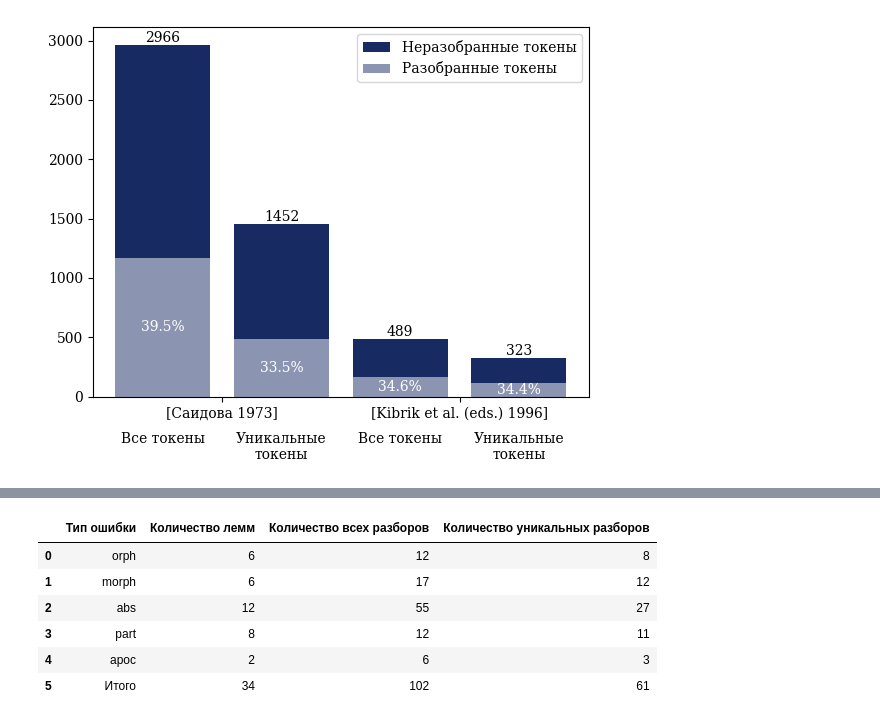
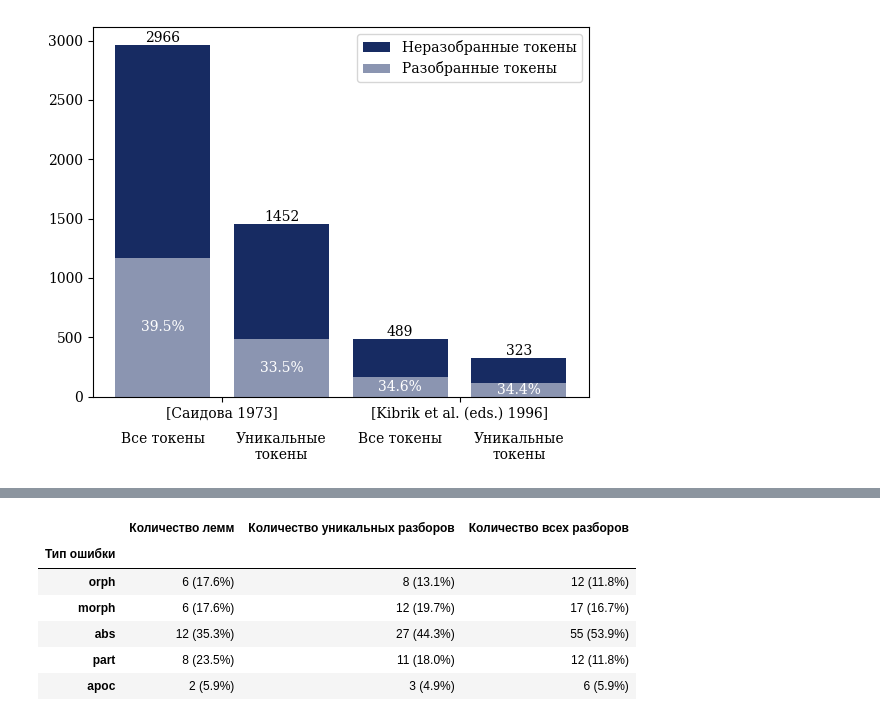
Before and after one commit to channrlotte/godoberi_transducer, a Jupyter notebook: evaluation.ipynb, the cells around one changed output, grey strips where cells are left out. Saved outputs shown, nothing was run; the diff lists cells and outputs as text; code cells hidden in the pictures.

```diff
--- a/evaluation.ipynb
+++ b/evaluation.ipynb
@@ -153,3 +147,14 @@ fp = 0
+# %%
+errors = {}
+tokens = set()
+recognised_token = 0
+recognised_type = 0
+tp_token = 0
+tp_type = 0
+fn_token = 0
+fn_type = 0
+fp_token = 0
+fp_type = 0
 # %%
 with open("text1_kibrik.csv", "rt", encoding="utf-8") as f:
     for line in csv.reader(f):
@@ -199,34 +230,28 @@ F1:   0.714
 # %%
 rows = []
 
 for error, lemmas in errors.items():
     error_analyses = []
 
     for lemma, analyses in lemmas.items():
         error_analyses.extend(analyses)
 
     rows.append({
         "Тип ошибки": error,
-        "Количество лемм": len(lemmas),
-        "Количество всех разборов": len(error_analyses),
-        "Количество уникальных разборов": len(set(error_analyses))
+        "Количество лемм": f"{len(lemmas)} ({len(lemmas) / 34 * 100:.1f}%)",
+        "Количество уникальных разборов":f"{len(set(error_analyses))} ({len(set(error_analyses)) / 61 * 100:.1f}%)" ,
+        "Количество всех разборов": f"{len(error_analyses)} ({len(error_analyses) / 102 * 100:.1f}%)"
     })
 
 df_errors = pd.DataFrame(rows)
-
-df_errors.loc[len(df_errors)] = {
-    "Тип ошибки": "Итого",
-    "Количество лемм": df_errors["Количество лемм"].sum(),
-    "Количество всех разборов": df_errors["Количество всех разборов"].sum(),
-    "Количество уникальных разборов": df_errors["Количество уникальных разборов"].sum()
-}
+df_errors.set_index("Тип ошибки", inplace=True)
 
 df_errors
 # %% [output]
-|  | Тип ошибки | Количество лемм | Количество всех разборов | Количество уникальных разборов |
-| 0 | orph | 6 | 12 | 8 |
-| 1 | morph | 6 | 17 | 12 |
-| 2 | abs | 12 | 55 | 27 |
-| 3 | part | 8 | 12 | 11 |
-| 4 | apoc | 2 | 6 | 3 |
-| 5 | Итого | 34 | 102 | 61 |
+|  | Количество лемм | Количество уникальных разборов | Количество всех разборов |
+| Тип ошибки |  |  |  |
+| orph | 6 (17.6%) | 8 (13.1%) | 12 (11.8%) |
+| morph | 6 (17.6%) | 12 (19.7%) | 17 (16.7%) |
+| abs | 12 (35.3%) | 27 (44.3%) | 55 (53.9%) |
+| part | 8 (23.5%) | 11 (18.0%) | 12 (11.8%) |
+| apoc | 2 (5.9%) | 3 (4.9%) | 6 (5.9%) |
```
Also changed, not shown: parts of 8 cells of this notebook.
